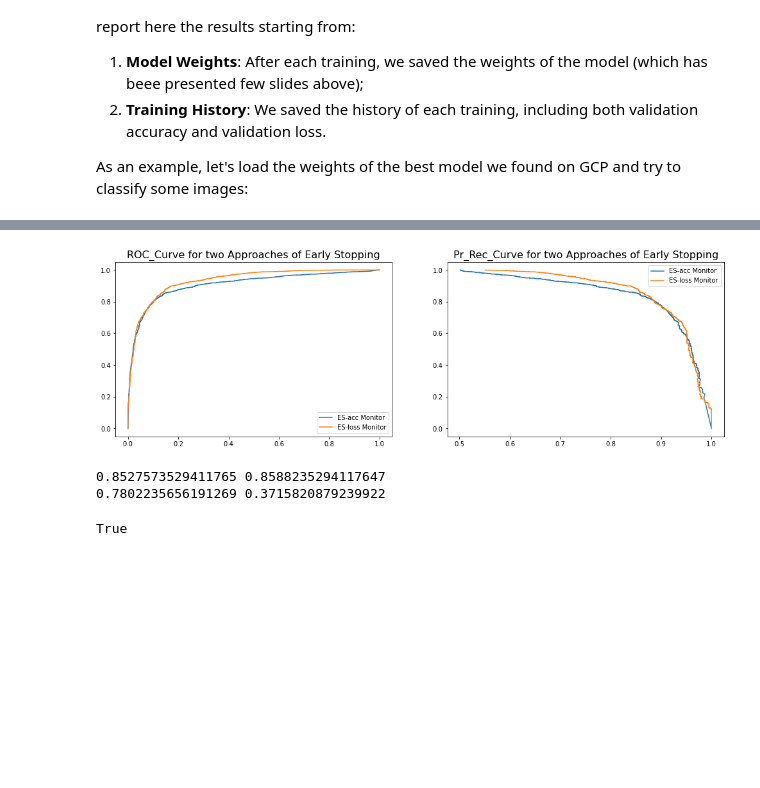
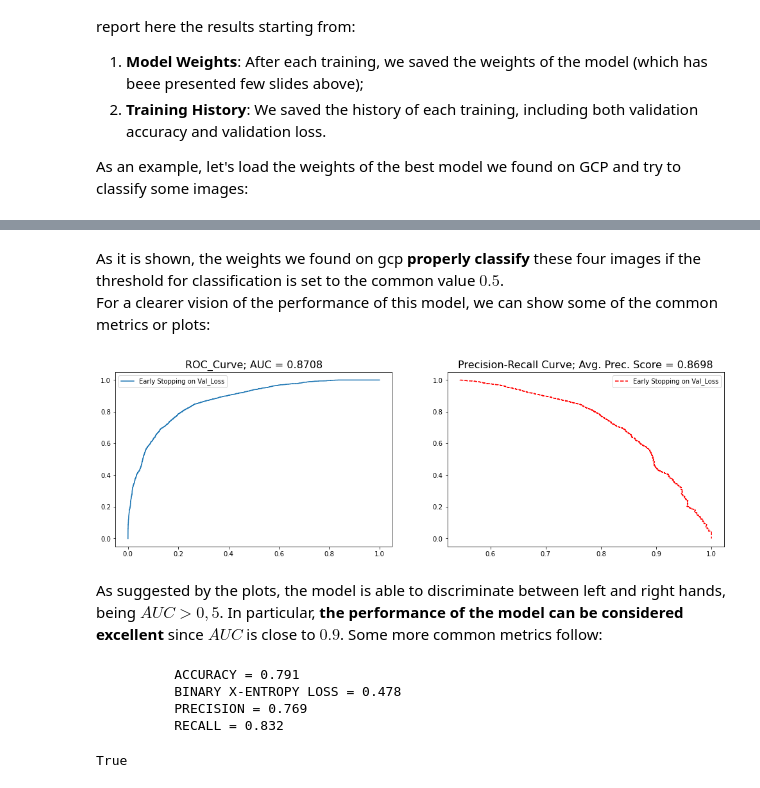
Before and after one commit to dondoC34/Deep_Hand_LeftRight_Recognition, a Jupyter notebook: Tensorfllow_Hand_Recog.ipynb, the cells around one changed output, grey strips where cells are left out. Drawn from its saved outputs; the diff is of its cells as text; code cells hidden in the pictures; blank space fills up the shorter version.

```diff
--- a/Tensorfllow_Hand_Recog.ipynb
+++ b/Tensorfllow_Hand_Recog.ipynb
@@ -308,35 +284,42 @@ for image in images[1:]:
+# %% [markdown]
+As it is shown, the weights we found on gcp **properly classify** these four images if the threshold for classification is set to the common value $0.5$.
+For a clearer vision of the performance of this model, we can show some of the common metrics or plots:
 # %%
-labeled_predictions = pd.read_csv("Models_Predictions/acc_monitor_model_predictions.csv")
-labeled_predictions_loss = pd.read_csv("Models_Predictions/loss_monitor_model_predictions.csv")
+labeled_predictions = pd.read_csv("Models_Predictions/loss_monitor_model_predictions_dense4.csv")
 
 fig = plt.figure(figsize=(17, 5))
 ax = fig.add_subplot(1, 2, 1)
 fpr, tpr, thrs = roc_curve(labeled_predictions["Class"], labeled_predictions["Prediction"])
-ax.plot(fpr, tpr, label="ES-acc Monitor")
-fpr_loss, tpr_loss, thrs_loss = roc_curve(labeled_predictions_loss["Class"], labeled_predictions_loss["Prediction"])
-ax.plot(fpr_loss, tpr_loss, label="ES-loss Monitor")
+ax.plot(fpr, tpr, label="Early Stopping on Val_Loss")
 ax.legend(loc='best')
-ax.set_title("ROC_Curve for two Approaches of Early Stopping", fontdict={"fontsize":16})
+ax.set_title("ROC_Curve; AUC = {}".format(round(auc(fpr, tpr), 4)), fontdict={"fontsize":16})
 ax = fig.add_subplot(1, 2, 2)
 fpr, tpr, thrs = precision_recall_curve(labeled_predictions["Class"], labeled_predictions["Prediction"])
-ax.plot(fpr, tpr, label="ES-acc Monitor")
-fpr_loss, tpr_loss, thrs_loss = precision_recall_curve(labeled_predictions_loss["Class"], labeled_predictions_loss["Prediction"])
-ax.plot(fpr_loss, tpr_loss, label="ES-loss Monitor")
+ax.plot(fpr, tpr, label="Early Stopping on Val_Loss", linestyle="--", color="red")
 ax.legend(loc='best')
-ax.set_title("Pr_Rec_Curve for two Approaches of Early Stopping", fontdict={"fontsize":16})
+ax.set_title("Precision-Recall Curve; Avg. Prec. Score = {}".format(round(average_precision_score(labeled_predictions["Class"], labeled_predictions["Prediction"]), 4)), fontdict={"fontsize":16})
 plt.show()
 # %% [output]
-[figure, old version]
+[figure, new version]
-# %%
-acc_acc = accuracy_score(labeled_predictions["Class"], labeled_predictions["Predicted Class"])
-loss_acc = accuracy_score(labeled_predictions_loss["Class"], labeled_predictions_loss["Predicted Class"])
-acc_loss = log_loss(labeled_predictions["Class"], labeled_predictions["Prediction"])
-loss_loss = log_loss(labeled_predictions_loss["Class"], labeled_predictions_loss["Prediction"])
-print(acc_acc, loss_acc)
-print(acc_loss, loss_loss)
-# %% [output]
-0.8527573529411765 0.8588235294117647
-0.7802235656191269 0.3715820879239922
+# %% [markdown]
+As suggested by the plots, the model is able to discriminate between left and right hands, being $AUC > 0,5$. In particular, **the performance of the model can be considered excellent** since $AUC$ is close to $0.9$. Some more common metrics follow:
+# %%
+accuracy = round(accuracy_score(labeled_predictions["Class"], labeled_predictions["Predicted Class"]), 3)
+loss = round(log_loss(labeled_predictions["Class"], labeled_predictions["Prediction"]), 3)
+precision = round(precision_score(labeled_predictions["Class"], labeled_predictions["Predicted Class"]), 3)
+recall = round(recall_score(labeled_predictions["Class"], labeled_predictions["Predicted Class"]), 3)
+results = """
+          ACCURACY = {}
+          BINARY X-ENTROPY LOSS = {}
+          PRECISION = {}
+          RECALL = {}
+          """.format(accuracy, loss, precision, recall)
+print(results)
+# %% [output]
+          ACCURACY = 0.791
+          BINARY X-ENTROPY LOSS = 0.478
+          PRECISION = 0.769
+          RECALL = 0.832
 # %%
 predictions = labeled_predictions_loss["Prediction"].values
 predictions = list(map(lambda x: round(x, 0), predictions))
```
Also changed, not shown: parts of 7 cells of this notebook, 2 other files.
